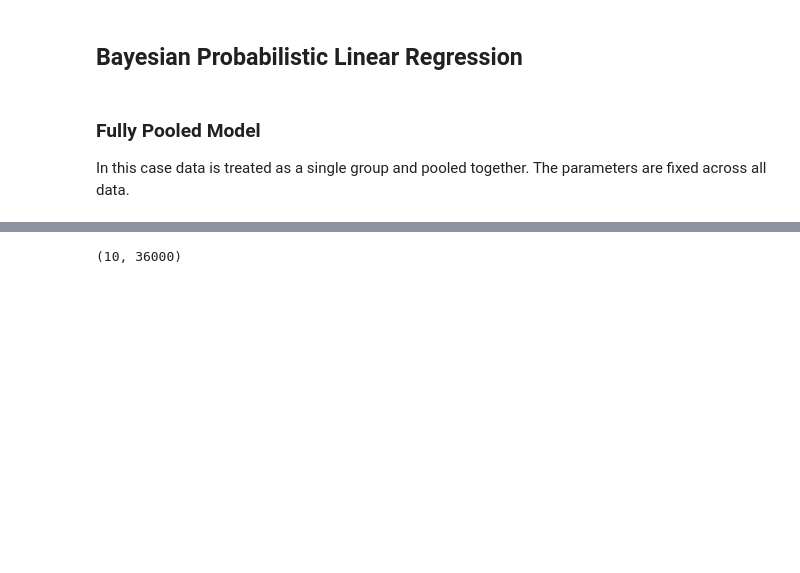
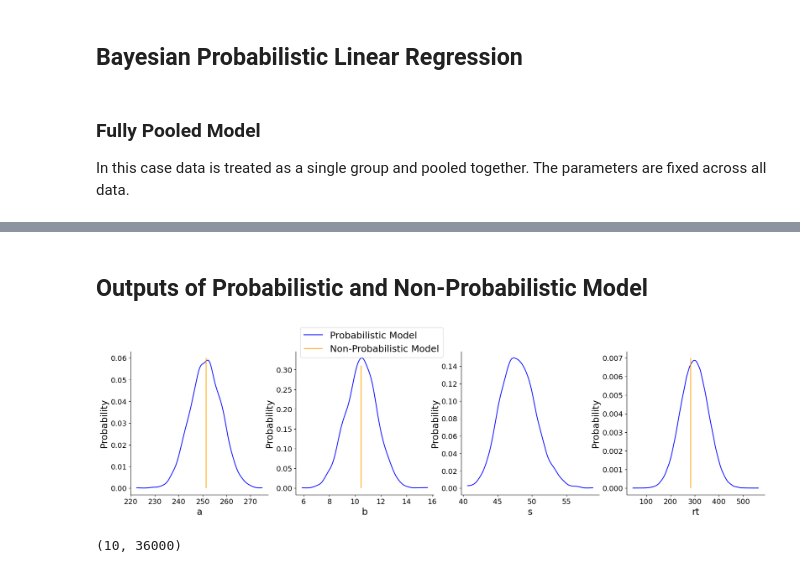
Before and after one commit to evdoxiataka/thesis_examples, a Jupyter notebook: driver_reaction_time.ipynb, the cells around one changed output, grey strips where cells are left out. Saved outputs shown, nothing was run; the diff lists cells and outputs as text; code cells hidden in the pictures; blank space fills up the shorter version.

```diff
--- a/driver_reaction_time.ipynb
+++ b/driver_reaction_time.ipynb
@@ -126,3 +141,46 @@ array([409.2359308 , 386.24002463, 340.56886017, ..., 331.07202361,
+# %% [markdown]
+## Outputs of Probabilistic and Non-Probabilistic Model
+# %%
+fig, ax = plt.subplots(1, 4, sharey = False,figsize=(22, 5))
+##
+az.plot_dist(trace['a'], color="blue", ax=ax[0])
+ax[0].vlines(x = 251.41, ymin = 0, ymax = 0.06, colors = 'orange')
+
+##
+az.plot_dist(trace['b'], color="blue", ax=ax[1], label="Probabilistic Model")
+ax[1].vlines(x = 10.47, ymin = 0, ymax = 0.31, colors = 'orange', label = 'Non-Probabilistic Model')
+ax[1].legend(loc='upper center', bbox_to_anchor=(0.55, 1.2))
+
+##
+az.plot_dist(trace['s'], color="blue", ax=ax[2])
+
+##
+az.plot_dist(posterior_predictive['rt'], color="blue", ax=ax[3])
+ax[3].vlines(x = 282.82, ymin = 0, ymax = 0.007, colors = 'orange')
+
+##
+ax[0].spines['top'].set_visible(False)
+ax[0].spines['right'].set_visible(False)
+ax[1].spines['top'].set_visible(False)
+ax[1].spines['right'].set_visible(False)
+ax[2].spines['top'].set_visible(False)
+ax[2].spines['right'].set_visible(False)
+ax[3].spines['top'].set_visible(False)
+ax[3].spines['right'].set_visible(False)
+
+ax[0].set_ylabel("Probability")
+ax[1].set_ylabel("Probability")
+ax[2].set_ylabel("Probability")
+ax[3].set_ylabel("Probability")
+
+ax[0].set_xlabel("a")
+ax[1].set_xlabel("b")
+ax[2].set_xlabel("s")
+ax[3].set_xlabel("rt")
+
+plt.savefig('reaction_posterior.pdf', dpi=300, bbox_inches="tight", transparent=True)
+# %% [output]
+[figure, added]
 # %%
 np.array([posterior_predictive['y_pred'][:,[s*len(reactions.Days.unique())+day for s in range(len(reactions.Subject.unique()))]].flatten() for day in reactions.Days.unique()]).shape
 # %% [output]
```
Also changed, not shown: parts of 8 cells of this notebook.
